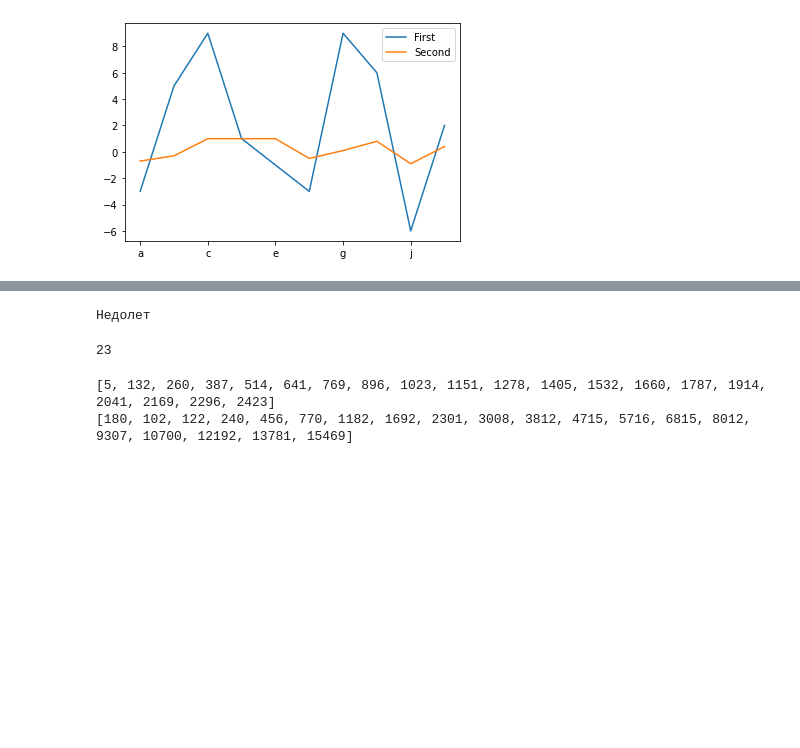
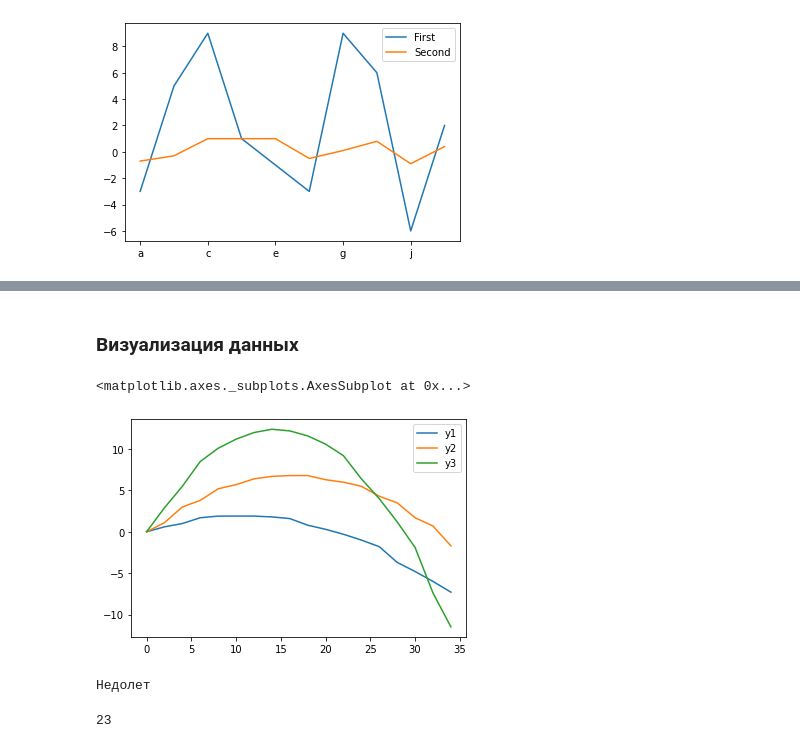
Before and after one commit to alex3287/conference, a Jupyter notebook: 2021_Kemerovo/Test_lesson.ipynb, the cells around one changed output, grey strips where cells are left out. Drawn from its saved outputs; the diff is of its cells as text; code cells hidden in the pictures; blank space fills up the shorter version.

```diff
--- a/2021_Kemerovo/Test_lesson.ipynb
+++ b/2021_Kemerovo/Test_lesson.ipynb
@@ -71,0 +73,19 @@ import math
+# %%
+import math
+import pandas as pd
+
+V0 = 18 # (м/с) начальная скорость
+A1 = 20  # (град) угол бросания мяча
+A2 = 40  # (град) угол бросания мяча
+A3 = 60  # (град) угол бросания мяча
+
+x = pd.Series([i for i in range(0,36,2)])
+
+t1 = pd.Series([round(i/(V0*math.cos(math.radians(A1))),1) for i in x], index=x)
+y1 = pd.Series([round((V0*math.sin(math.radians(A1))*i-4.9*i*i) ,1) for i in t1], index=x)
+t2 = pd.Series([round(i/(V0*math.cos(math.radians(A2))),1) for i in x], index=x)
+y2 = pd.Series([round((V0*math.sin(math.radians(A2))*i-4.9*i*i) ,1) for i in t2], index=x)
+t3 = pd.Series([round(i/(V0*math.cos(math.radians(A3))),1) for i in x], index=x)
+y3 = pd.Series([round((V0*math.sin(math.radians(A3))*i-4.9*i*i) ,1) for i in t3], index=x)
+data = pd.DataFrame({'t1':t1,'y1':y1,'t2':t2,'y2':y2,'t3':t3,'y3':y3})
+data
@@ -71,0 +112,3 @@ import math
+# %%
+data2 = data[['y1', 'y2', 'y3']]
+data2
@@ -72 +133,8 @@ import math
+# %% [markdown]
+### Визуализация данных
+# %%
+data2.plot()
+# %% [output]
+<matplotlib.axes._subplots.AxesSubplot at 0x...>
+[figure, added]
 # %%
@@ -88,18 +155,3 @@ else:
 # %% [output]
 Недолет
 23
-# %%
-T = [i/10 for i in range(20)]
-x = [(5 + round(10*(V0*math.cos(A*math.pi/180)*i))) for i in range(20)]
-y = [(180 - round(10*(V0*math.sin(A*math.pi/180)*T-G*T*T/2))) for T in range(20)]
-# print(step)
-print(x)
-print(y)
-# for i in y:
-#     if i < 0:
-#         break
-# t = y.index(i)
-# print(t, y[t])
-# %% [output]
-[5, 132, 260, 387, 514, 641, 769, 896, 1023, 1151, 1278, 1405, 1532, 1660, 1787, 1914, 2041, 2169, 2296, 2423]
-[180, 102, 122, 240, 456, 770, 1182, 1692, 2301, 3008, 3812, 4715, 5716, 6815, 8012, 9307, 10700, 12192, 13781, 15469]
```
Also changed, not shown: parts of 15 cells of this notebook.
